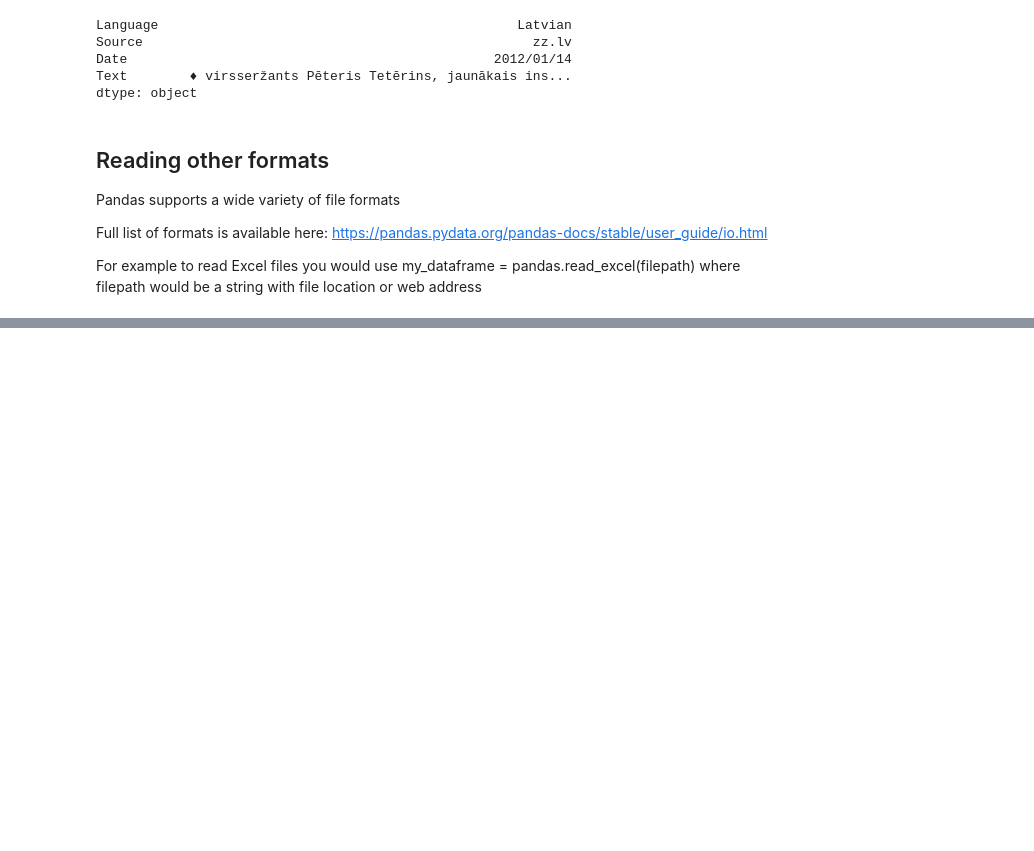
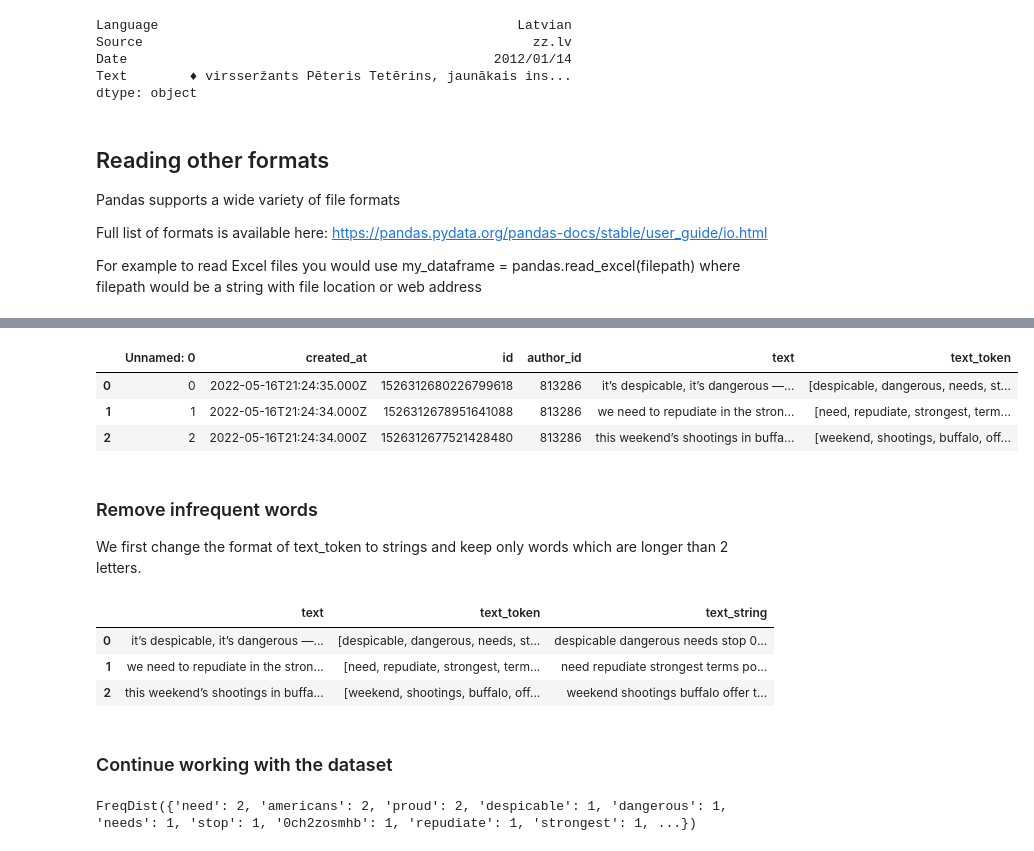
Before and after one commit to CaptSolo/BSSDH_2023_beginners, a Jupyter notebook: notebooks/Day 2 - Pandas.ipynb, the cells around one changed output, grey strips where cells are left out. Saved outputs shown, nothing was run; the diff lists cells and outputs as text; code cells hidden in the pictures; blank space fills up the shorter version.

```diff
--- a/notebooks/Day 2 - Pandas.ipynb
+++ b/notebooks/Day 2 - Pandas.ipynb
@@ -258,0 +321,27 @@ Load one of them in a dataframe. Check the length, shape, sort them, see the fir
+# %%
+import nltk
+
+stopwords = nltk.corpus.stopwords.words("english")
+
+# Extend the list with your own custom stopwords
+my_stopwords = ['https']
+stopwords.extend(my_stopwords)
+# %%
+# let's create a function to remove stopwords
+
+def remove_stopwords(words):
+    return [item for item in words if item not in stopwords]
+
+# apply this function to every dataframe row:
+df['text_token'] = df['text_token'].apply(remove_stopwords)
+
+df.head(3)
+# %% [output]
+|  | Unnamed: 0 | created_at | id | author_id | text | text_token |
+| 0 | 0 | 2022-05-16T21:24:35.000Z | 1526312680226799618 | 813286 | it’s despicable, it’s dangerous —... | [despicable, dangerous, needs, st... |
+| 1 | 1 | 2022-05-16T21:24:34.000Z | 1526312678951641088 | 813286 | we need to repudiate in the stron... | [need, repudiate, strongest, term... |
+| 2 | 2 | 2022-05-16T21:24:34.000Z | 1526312677521428480 | 813286 | this weekend’s shootings in buffa... | [weekend, shootings, buffalo, off... |
+# %% [markdown]
+### Remove infrequent words
+
+We first change the format of text_token to strings and keep only words which are longer than 2 letters.
@@ -258,0 +355,9 @@ Load one of them in a dataframe. Check the length, shape, sort them, see the fir
+# %%
+df[['text', 'text_token', 'text_string']].head(3)
+# %% [output]
+|  | text | text_token | text_string |
+| 0 | it’s despicable, it’s dangerous —... | [despicable, dangerous, needs, st... | despicable dangerous needs stop 0... |
+| 1 | we need to repudiate in the stron... | [need, repudiate, strongest, term... | need repudiate strongest terms po... |
+| 2 | this weekend’s shootings in buffa... | [weekend, shootings, buffalo, off... | weekend shootings buffalo offer t... |
+# %% [markdown]
+### Continue working with the dataset
@@ -258,0 +370,9 @@ Load one of them in a dataframe. Check the length, shape, sort them, see the fir
+# %%
+# Create a frequency distribution
+
+from nltk import FreqDist
+
+fdist = FreqDist(tokenized_words)
+fdist
+# %% [output]
+FreqDist({'need': 2, 'americans': 2, 'proud': 2, 'despicable': 1, 'dangerous': 1, 'needs': 1, 'stop': 1, '0ch2zosmhb': 1, 'repudiate': 1, 'strongest': 1, ...})
```
Also changed, not shown: parts of 14 cells of this notebook, 1 other file.
